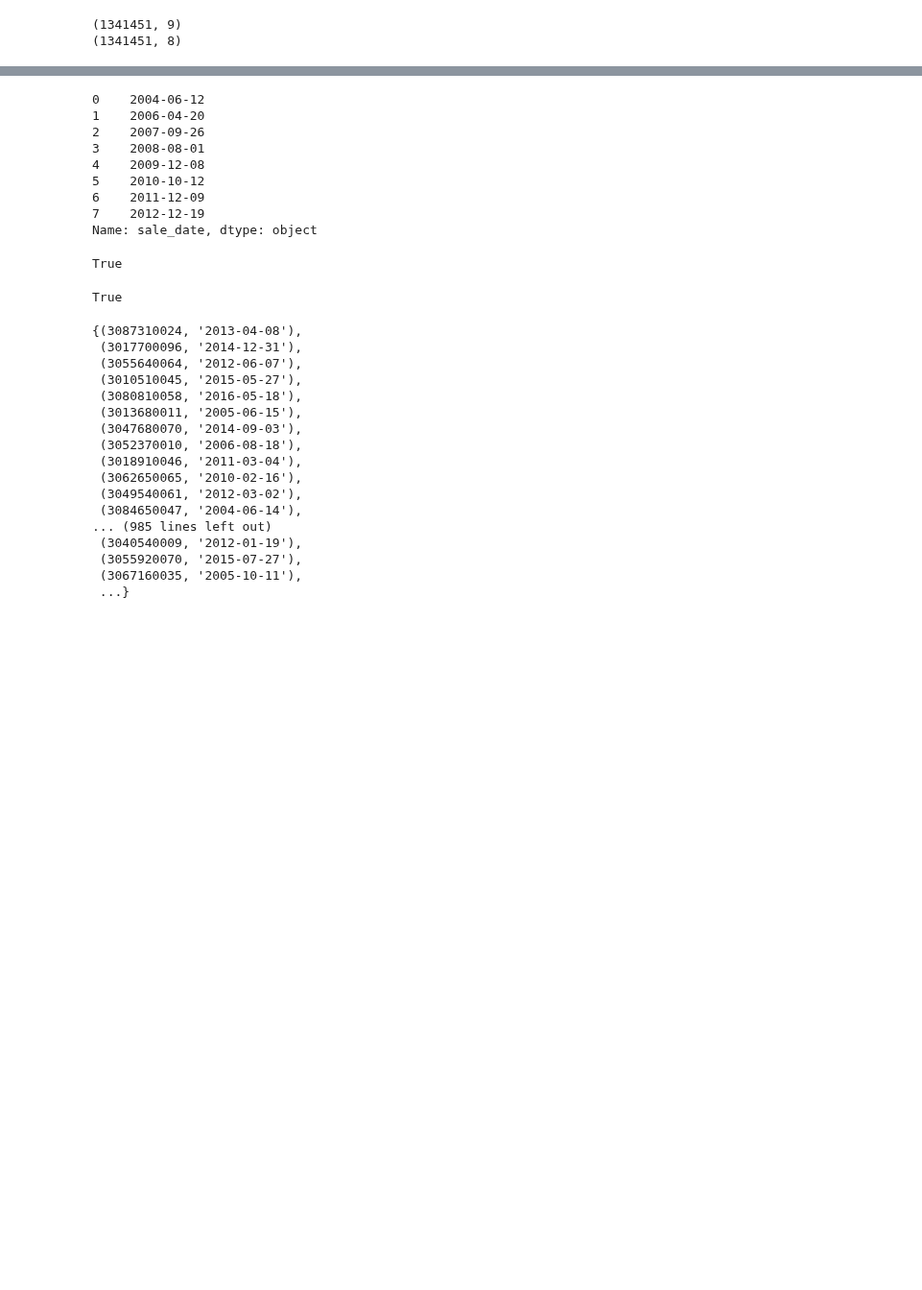
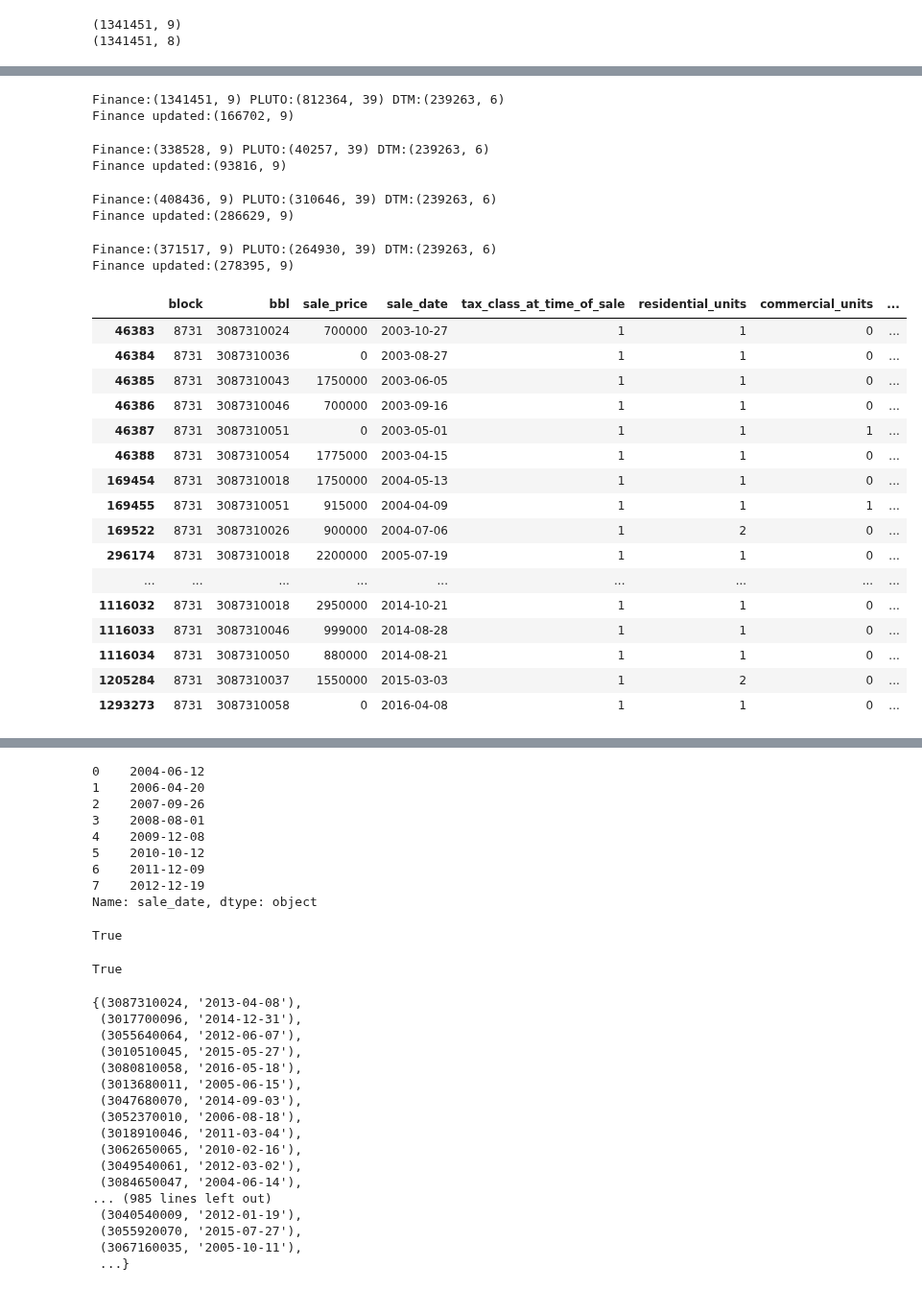
Before and after one commit to jgutman/reveal-estate, a Jupyter notebook: PLUTO_FinanceModeling.ipynb, the cells around one changed output, grey strips where cells are left out. Shown at 96% size. Drawn from its saved outputs; the diff is of its cells as text; code cells hidden in the pictures; blank space fills up the shorter version.

```diff
--- a/PLUTO_FinanceModeling.ipynb
+++ b/PLUTO_FinanceModeling.ipynb
@@ -633,3 +582,59 @@ finance_condos_only.shape
+# %%
+print("Finance:{} PLUTO:{} DTM:{}".format(finance.shape,
+    pluto.shape, dtm.shape))
+finance_condo_updated = mpf.get_finance_condo_lot(pluto = pluto,
+    finance = finance, dtm = dtm)
+print("Finance updated:{}".format(finance_condo_updated.shape))
+# %% [output]
+Finance:(1341451, 9) PLUTO:(812364, 39) DTM:(239263, 6)
+Finance updated:(166702, 9)
+# %%
+print("Finance:{} PLUTO:{} DTM:{}".format(finance_mn.shape,
+    pluto_mn.shape, dtm.shape))
+finance_condo_updated_mn = mpf.get_finance_condo_lot(pluto = pluto_mn,
+    finance = finance_mn, dtm = dtm)
+print("Finance updated:{}".format(finance_condo_updated_mn.shape))
+# %% [output]
+Finance:(338528, 9) PLUTO:(40257, 39) DTM:(239263, 6)
+Finance updated:(93816, 9)
+# %%
+print("Finance:{} PLUTO:{} DTM:{}".format(finance_qn.shape,
+    pluto_qn.shape, dtm.shape))
+finance_condo_updated_qn = mpf.get_finance_condo_lot(pluto = pluto_qn,
+    finance = finance_qn, dtm = dtm)
+print("Finance updated:{}".format(finance_condo_updated_qn.shape))
+# %% [output]
+Finance:(408436, 9) PLUTO:(310646, 39) DTM:(239263, 6)
+Finance updated:(286629, 9)
+# %%
+print("Finance:{} PLUTO:{} DTM:{}".format(finance_bk.shape,
+    pluto_bk.shape, dtm.shape))
+finance_condo_updated_bk = mpf.get_finance_condo_lot(pluto = pluto_bk,
+    finance = finance_bk, dtm = dtm)
+print("Finance updated:{}".format(finance_condo_updated_bk.shape))
+# %% [output]
+Finance:(371517, 9) PLUTO:(264930, 39) DTM:(239263, 6)
+Finance updated:(278395, 9)
 # %%
 data_full = pd.read_csv('data/merged/bronx_brooklyn_manhattan_queens_statenisland_2003_2016.csv',
                         low_memory = False)
+# %%
+finance.loc[(finance.block == 8731)]
+# %% [output]
+|  | block | bbl | sale_price | sale_date | tax_class_at_time_of_sale | residential_units | commercial_units | ... |
+| 46383 | 8731 | 3087310024 | 700000 | 2003-10-27 | 1 | 1 | 0 | ... |
+| 46384 | 8731 | 3087310036 | 0 | 2003-08-27 | 1 | 1 | 0 | ... |
+| 46385 | 8731 | 3087310043 | 1750000 | 2003-06-05 | 1 | 1 | 0 | ... |
+| 46386 | 8731 | 3087310046 | 700000 | 2003-09-16 | 1 | 1 | 0 | ... |
+| 46387 | 8731 | 3087310051 | 0 | 2003-05-01 | 1 | 1 | 1 | ... |
+| 46388 | 8731 | 3087310054 | 1775000 | 2003-04-15 | 1 | 1 | 0 | ... |
+| 169454 | 8731 | 3087310018 | 1750000 | 2004-05-13 | 1 | 1 | 0 | ... |
+| 169455 | 8731 | 3087310051 | 915000 | 2004-04-09 | 1 | 1 | 1 | ... |
+| 169522 | 8731 | 3087310026 | 900000 | 2004-07-06 | 1 | 2 | 0 | ... |
+| 296174 | 8731 | 3087310018 | 2200000 | 2005-07-19 | 1 | 1 | 0 | ... |
+| ... | ... | ... | ... | ... | ... | ... | ... | ... |
+| 1116032 | 8731 | 3087310018 | 2950000 | 2014-10-21 | 1 | 1 | 0 | ... |
+| 1116033 | 8731 | 3087310046 | 999000 | 2014-08-28 | 1 | 1 | 0 | ... |
+| 1116034 | 8731 | 3087310050 | 880000 | 2014-08-21 | 1 | 1 | 0 | ... |
+| 1205284 | 8731 | 3087310037 | 1550000 | 2015-03-03 | 1 | 2 | 0 | ... |
+| 1293273 | 8731 | 3087310058 | 0 | 2016-04-08 | 1 | 1 | 0 | ... |
```
Also changed, not shown: parts of 15 cells of this notebook, 1 other file.
